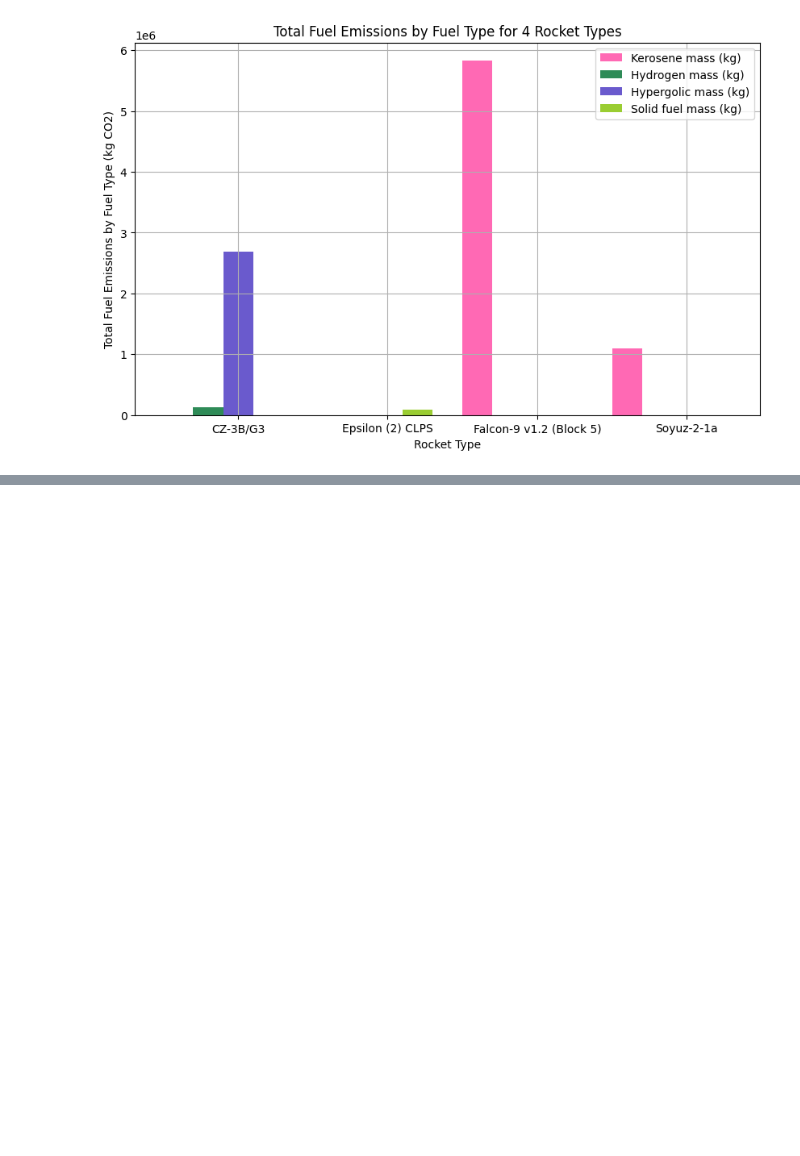
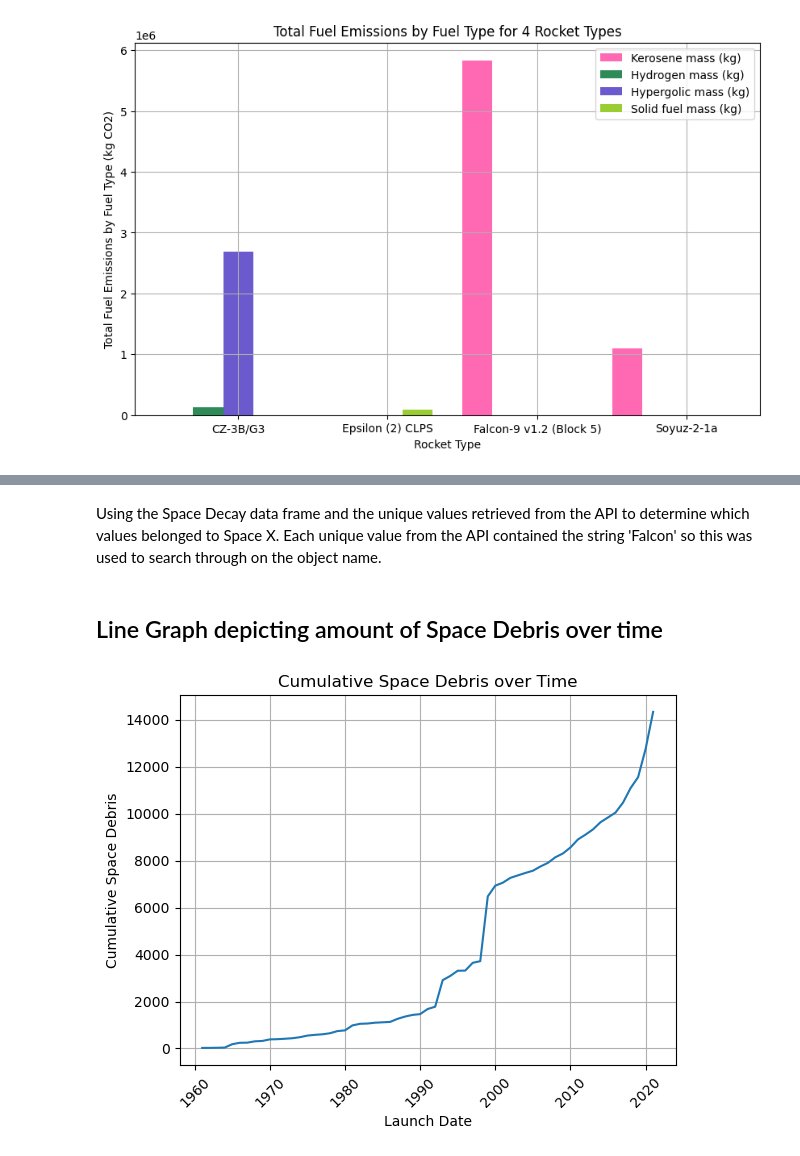
Before and after one commit to AbigailKempson/CFG_final_project, a Jupyter notebook: CFG_Final_Project_Version_3.ipynb, the cells around one changed output, grey strips where cells are left out. Drawn from its saved outputs; the diff is of its cells as text; code cells hidden in the pictures; blank space fills up the shorter version.

```diff
--- a/CFG_Final_Project_Version_3.ipynb
+++ b/CFG_Final_Project_Version_3.ipynb
@@ -777,0 +1071,17 @@ As SpaceX moves forward, one pathway they could look into is using a more enviro
+# %% [markdown]
+Using the Space Decay data frame and the unique values retrieved from the API to determine which values belonged to Space X. Each unique value from the API contained the string 'Falcon' so this was used to search through on the object name.
+# %% [markdown]
+## Line Graph depicting amount of Space Debris over time
+# %%
+df_space_decay = df_space_decay.sort_values('LAUNCH_DATE')
+cumulative_space_objects = df_space_decay['LAUNCH_DATE'].value_counts().sort_index().cumsum()
+
+plt.plot(cumulative_space_objects.index, cumulative_space_objects.values)
+
+plt.xlabel('Launch Date')
+plt.ylabel('Cumulative Space Debris')
+plt.title('Cumulative Space Debris over Time')
+plt.xticks(rotation=45)
+plt.grid()
+# %% [output]
+[figure, added]
```
Also changed, not shown: parts of 85 cells of this notebook.
